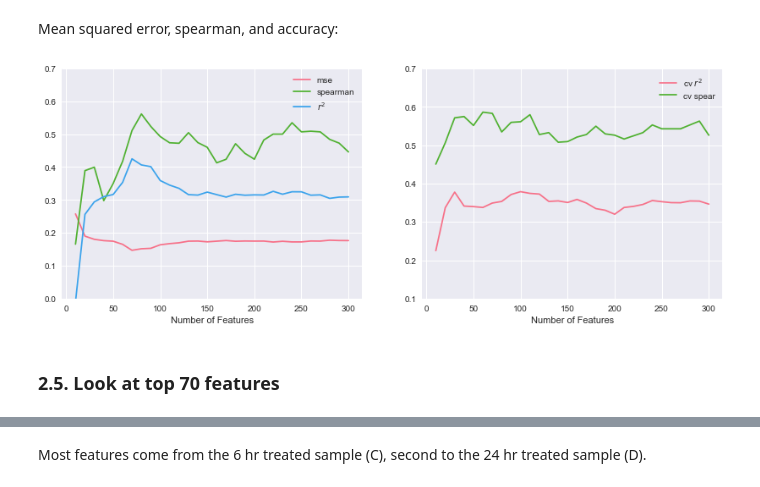
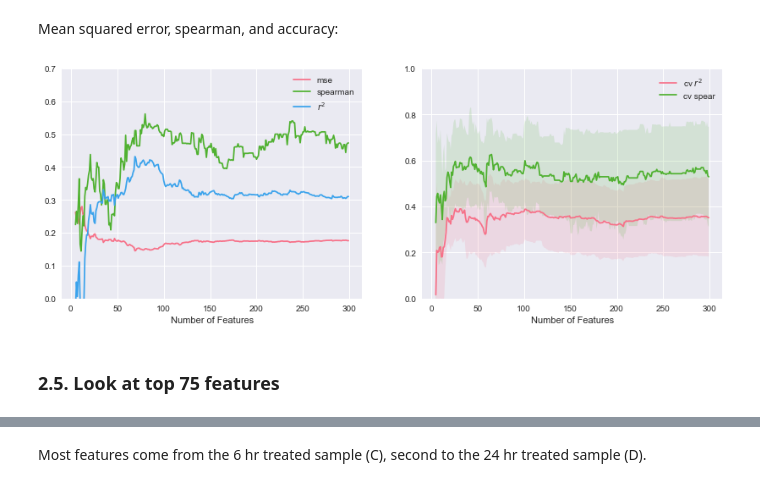
Before and after one commit to cshasha/malaria-dreamchallenge, a Jupyter notebook: malaria-s1-final.ipynb, the cells around one changed output, grey strips where cells are left out. Drawn from its saved outputs; the diff is of its cells as text; code cells hidden in the pictures.

Commit message:
edited graphs

```diff
--- a/malaria-s1-final.ipynb
+++ b/malaria-s1-final.ipynb
@@ -166,9 +170,11 @@ spearman = []
 num_cols = []
 cv = []
 cv_spear = []
+cv_sd = []
+cv_spear_sd = []
 
 # loop over number of features
-for j in np.arange(10,310,10):
+for j in np.arange(5,300,1):
 
     # univariate transform
     X_uni = drop_univ(X,Y,j)
@@ -193,13 +199,16 @@ for j in np.arange(10,310,10):
     spearman.append(spearmanr(Y_test,Y_pred)[0])
     num_cols.append(len(X_uni.columns))
     cv.append(np.mean(cross_val_score(svr_model, X_train, Y_train.values.ravel(), cv=5)))
+    cv_sd.append(np.std(cross_val_score(svr_model, X_train, Y_train.values.ravel(), cv=5)))
     cv_spear.append(np.mean(cross_val_score(svr_model, X_train, Y_train.values.ravel(), \
+                                            cv=5,scoring=make_scorer(spear_r))))
+    cv_spear_sd.append(np.std(cross_val_score(svr_model, X_train, Y_train.values.ravel(), \
                                             cv=5,scoring=make_scorer(spear_r))))
 
 
 # combine into data frame
-results_unif = pd.DataFrame(list(zip(threshold,accuracy,mse,spearman,num_cols,cv,cv_spear)),\
-                            columns =['threshold', 'accuracy','mse','spearman','num_cols','cv','cv_spear'])
+results_unif = pd.DataFrame(list(zip(threshold,accuracy,mse,spearman,num_cols,cv,cv_spear,cv_sd,cv_spear_sd)),\
+                            columns =['threshold', 'accuracy','mse','spearman','num_cols','cv','cv_spear','cv_sd','cv_spear_sd'])
 # %% [markdown]
 ### 2.4. Plot performance vs. number of features
 # %% [markdown]
@@ -207,26 +216,30 @@ Mean squared error, spearman, and accuracy:
 # %%
 sns.set_palette("husl", 3)
 
 fig, axes = pl.subplots(nrows=1, ncols=2, figsize=(14, 5))
 
 axes[0].plot(results_unif['threshold'],results_unif['mse'])
 axes[0].plot(results_unif['threshold'],results_unif['spearman'])
 axes[0].plot(results_unif['threshold'],results_unif['accuracy'])
 axes[0].legend(['mse', 'spearman',r'$r^2$'], loc=1)
 axes[0].set_ylim(0,0.7)
 axes[0].set_xlabel('Number of Features')
 
 axes[1].plot(results_unif['threshold'],results_unif['cv'])
+axes[1].fill_between(results_unif['threshold'], results_unif['cv'] - results_unif['cv_sd'],\
+                     results_unif['cv'] + results_unif['cv_sd'], alpha = 0.15)
 axes[1].plot(results_unif['threshold'],results_unif['cv_spear'])
+axes[1].fill_between(results_unif['threshold'], results_unif['cv_spear'] - results_unif['cv_spear_sd'],\
+                     results_unif['cv_spear'] + results_unif['cv_spear_sd'], alpha = 0.15)
 axes[1].legend([r'cv $r^2$','cv spear'], loc=1)
-axes[1].set_ylim(0.1,0.7)
+axes[1].set_ylim(0,1)
 axes[1].set_xlabel('Number of Features')
 
 pl.show()
 # %% [output]
-[figure, old version]
+[figure, new version]
 # %% [markdown]
-### 2.5. Look at top 70 features
+### 2.5. Look at top 75 features
 # %%
 # scale and transform data
 X_s = StandardScaler().fit_transform(X)
```
Also changed, not shown: parts of 11 cells of this notebook.
